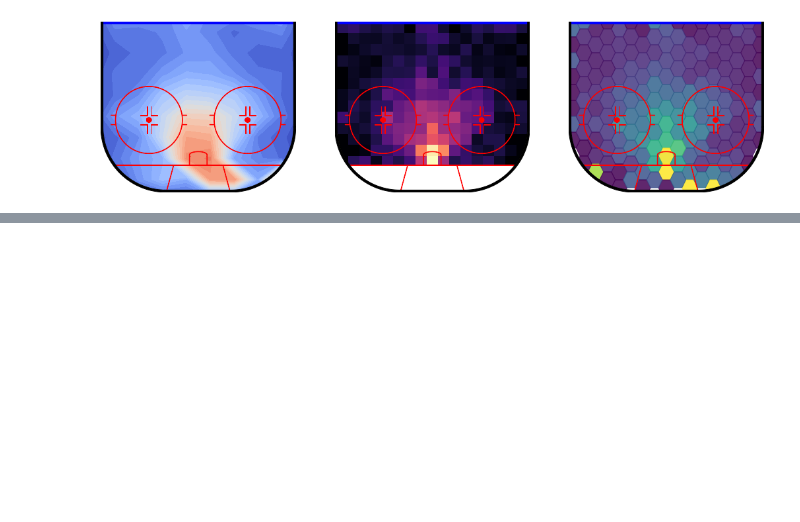
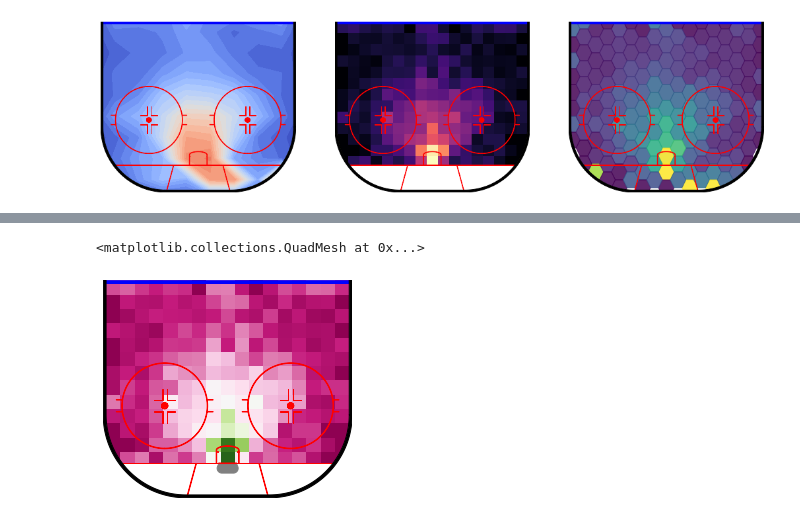
Before and after one commit to kmgreer405/kevin_da8_capstone, a Jupyter notebook: notebooks/capstone.ipynb, the cells around one changed output, grey strips where cells are left out. Saved outputs shown, nothing was run; the diff lists cells and outputs as text; code cells hidden in the pictures; blank space fills up the shorter version.

```diff
--- a/notebooks/capstone.ipynb
+++ b/notebooks/capstone.ipynb
@@ -943,0 +955,11 @@ rink.hexbin(
+# %%
+rink = NHLRink(rotation=270, net={"visible": True})
+
+rink.heatmap(
+    "x_20", "y_20", "is_goal", data=goals_2020,
+    binsize=5, fill_value=0, plot_xlim=(25, 89), cmap="PiYG", vmax=0.25,
+    draw_kw={"display_range": "ozone"},
+)
+# %% [output]
+<matplotlib.collections.QuadMesh at 0x...>
+[figure, added]
```
Also changed, not shown: parts of 14 cells of this notebook, 1 other file.
